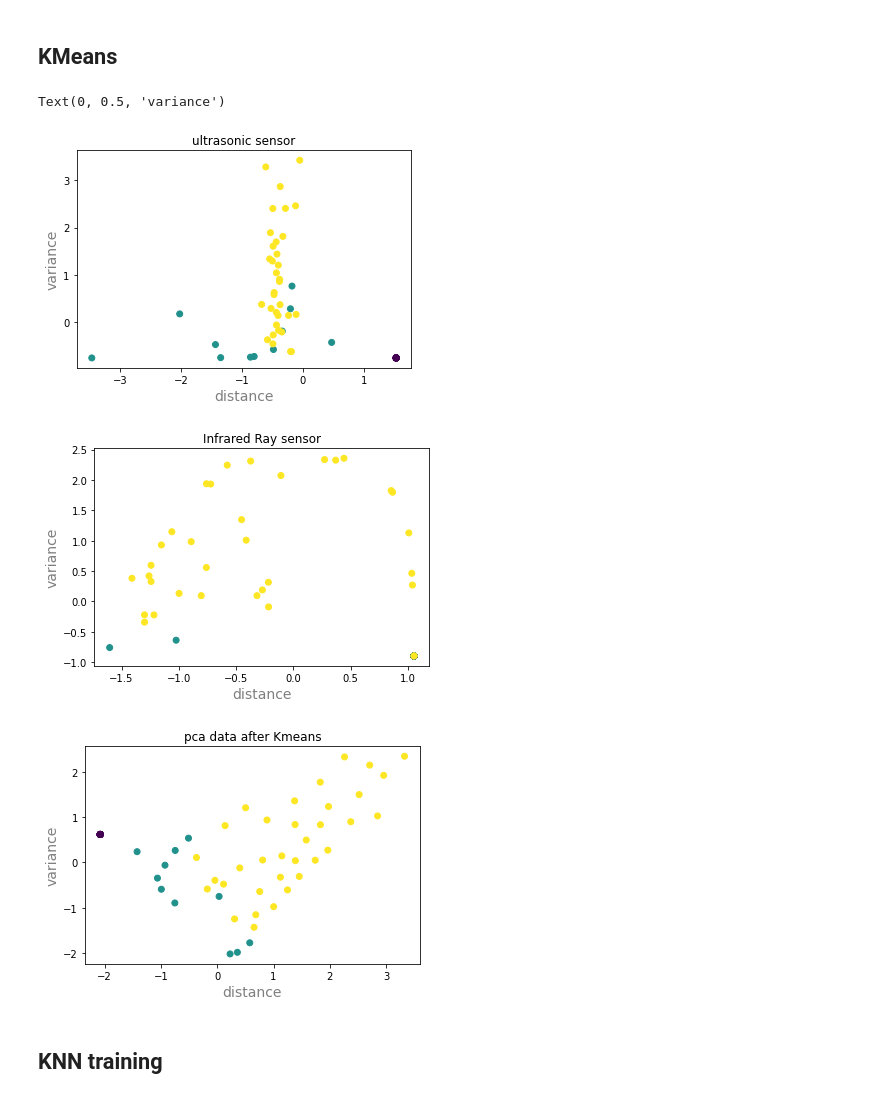
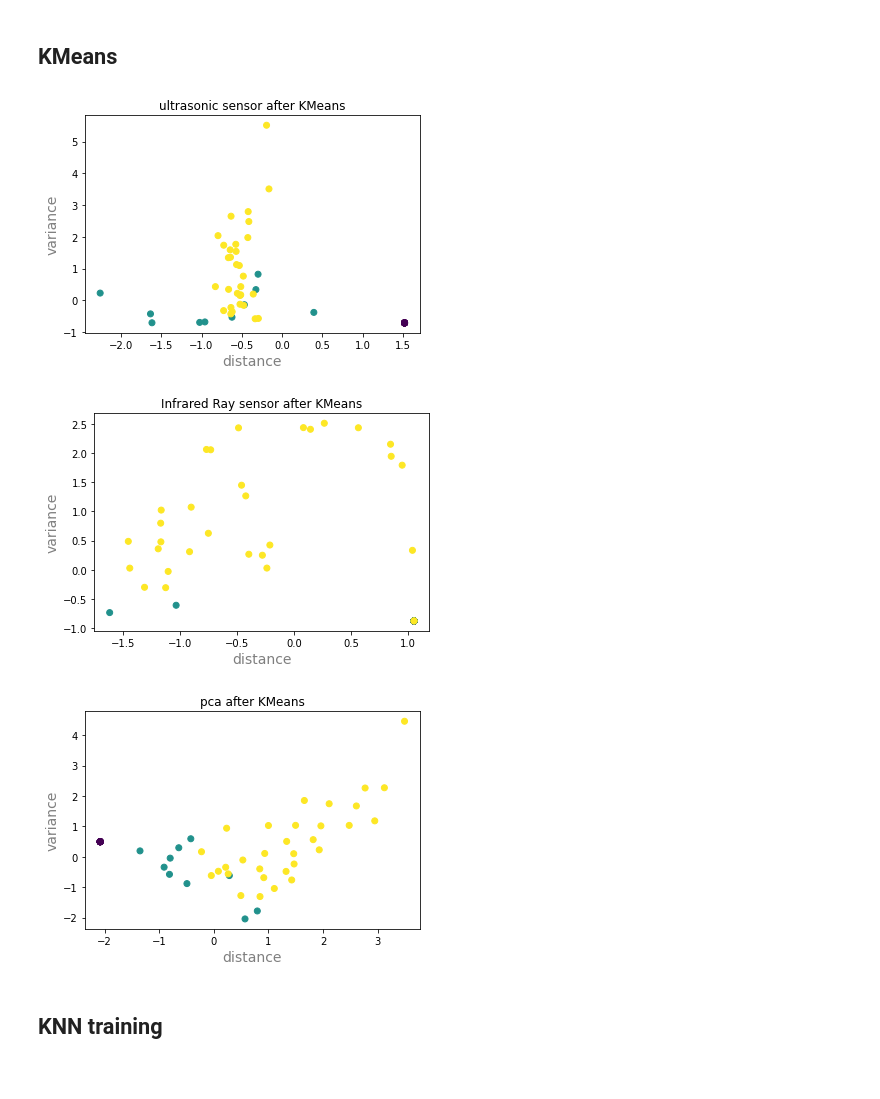
Before and after one commit to GarboLou/SeatU, a Jupyter notebook: src/data/model.ipynb, the cells around one changed output. Drawn from its saved outputs; the diff is of its cells as text; code cells hidden in the pictures.

```diff
--- a/src/data/model.ipynb
+++ b/src/data/model.ipynb
@@ -12,7 +12,7 @@ import pickle
 # %% [output]
 Populating the interactive namespace from numpy and matplotlib
 # %%
-TRAIN_TEST_RATIO = 4
+TRAIN_TEST_RATIO = 3
 # %% [markdown]
 ## Get data
 # %%
@@ -122,26 +125,28 @@ pca_train_mean_data = np.array(pca_dat_list)
 train_mean_label = np.array(lab_list)
 # %%
 scatter(train_mean_data[:,0],train_mean_data[:,2], c=train_mean_label)
-title("ultrasonic sensor")
+title("ultrasonic sensor after KMeans")
 plt.xlabel('distance',fontsize=14,alpha=0.5)
 plt.ylabel('variance',fontsize=14,alpha=0.5)
+savefig("ultrasonic_sensor_KMeans.jpg")
 
 figure()
-title("Infrared Ray sensor")
+title("Infrared Ray sensor after KMeans")
 scatter(train_mean_data[:,1],train_mean_data[:,3], c=train_mean_label)
 plt.xlabel('distance',fontsize=14,alpha=0.5)
 plt.ylabel('variance',fontsize=14,alpha=0.5)
+savefig("Infrared_Ray_sensor_KMeans.jpg")
+
 figure()
-
-title("pca data after Kmeans")
+title("pca after KMeans")
 scatter(pca_train_mean_data[:,0],pca_train_mean_data[:,1], c=train_mean_label)
 plt.xlabel('distance',fontsize=14,alpha=0.5)
 plt.ylabel('variance',fontsize=14,alpha=0.5)
+savefig("pca_KMeans.jpg")
 # %% [output]
-Text(0, 0.5, 'variance')
-[figure, old version]
+[figure, new version]
-[figure, old version]
+[figure, new version]
-[figure, old version]
+[figure, new version]
 # %% [markdown]
 ## KNN training
 # %%
```
Also changed, not shown: parts of 5 cells of this notebook, 18 other files.
